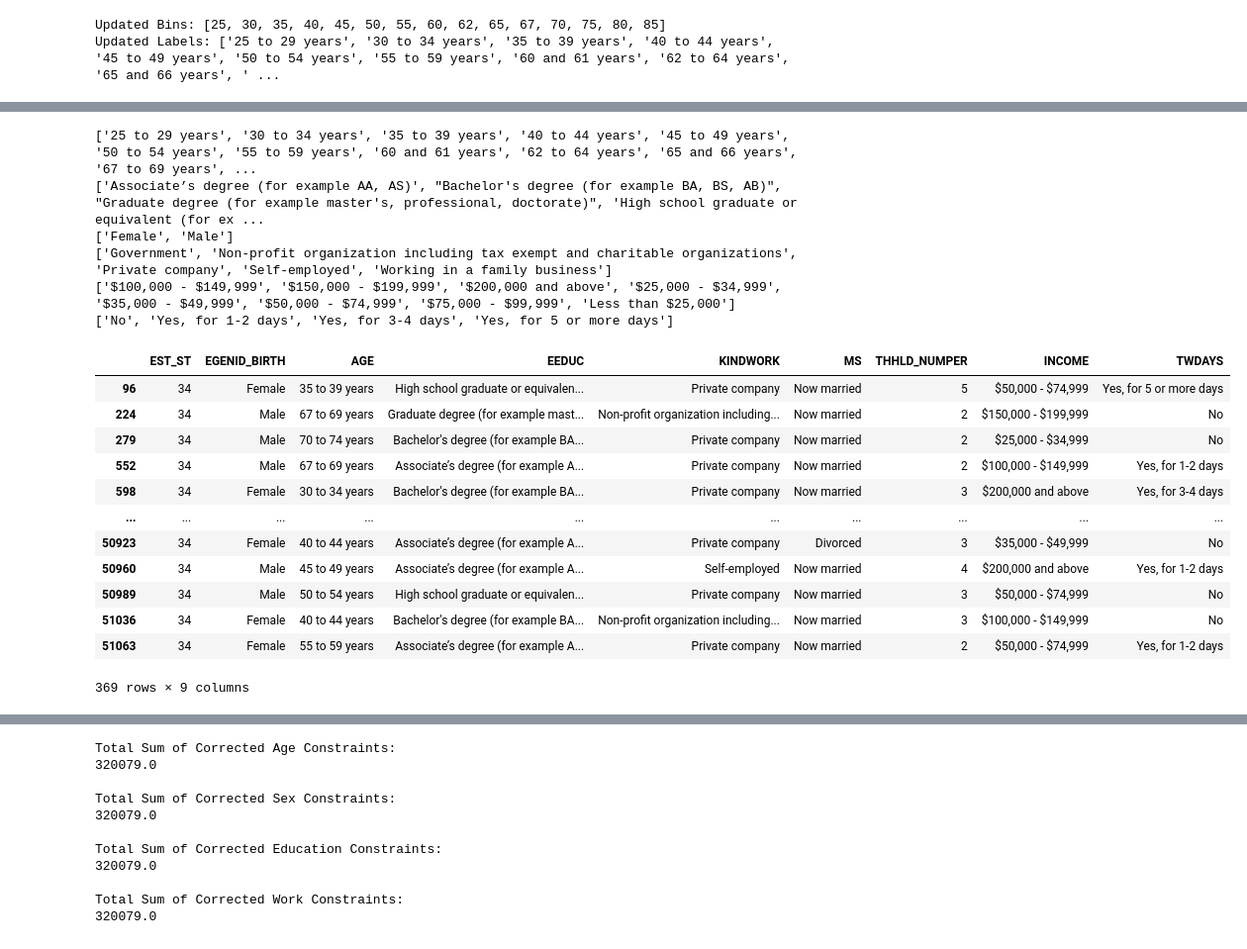
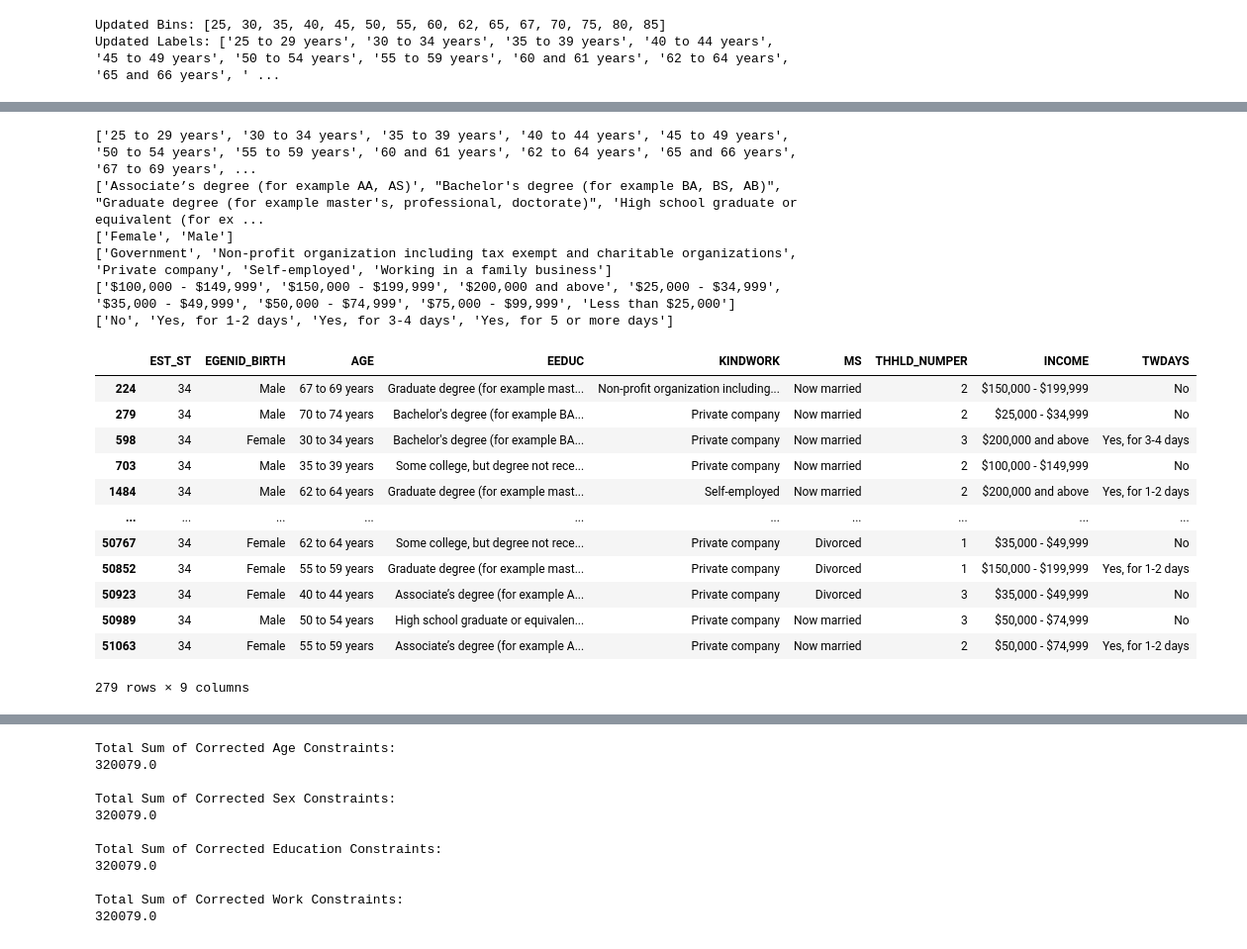
Before and after one commit to arpannookala12/SpatialMicrosimulation_RUCILAB, a Jupyter notebook: ipfpopsynth.ipynb, the cells around one changed output, grey strips where cells are left out. Shown at 99% size. Cells and saved outputs as stored; diff of their text form; code cells hidden in the pictures.

```diff
--- a/ipfpopsynth.ipynb
+++ b/ipfpopsynth.ipynb
@@ -40,7 +40,7 @@ ind_data
 51280 rows × 220 columns
 # %%
 # Filtering dataset based on MSA and STATE
-MSACODE = None
+MSACODE = 35620
 STATECODE = 34
 if MSACODE is not None:
     ind_data = ind_data[(ind_data['EST_MSA'] == MSACODE) & (ind_data['EST_ST'] == STATECODE)]
@@ -220,46 +219,46 @@ NameError: name 'pandas2ri' is not defined
 # %%
 # Encoding/ recategorizing constraints
 ind_data['AGE'] = pd.cut(ind_data['AGE'], bins=new_brks, labels=new_labs, right=False)
 ind_data['EGENID_BIRTH'] = ind_data['EGENID_BIRTH'].replace({1: 'Male', 2: 'Female'})
-ind_data['EEDUC'] = ind_data['EEDUC'].replace({1: 'Less than high school', 2:'Some high School',3: 'High school graduate or equivalent (for example GED)', 4: 'Some college, but degree not received or is in progress', 5: 'Associate’s degree (for example AA, AS)', 6: "Bachelor's degree (for example BA, BS, AB)", 7: "Graduate degree (for example master's, professional, doctorate)"})
+ind_data['EEDUC'] = ind_data['EEDUC'].replace({1: 'Less than high school', 3: 'High school graduate or equivalent (for example GED)', 4: 'Some college, but degree not received or is in progress', 5: 'Associate’s degree (for example AA, AS)', 6: "Bachelor's degree (for example BA, BS, AB)", 7: "Graduate degree (for example master's, professional, doctorate)"})
 ind_data['KINDWORK'] = ind_data['KINDWORK'].replace({1: 'Government', 2: 'Private company', 3: 'Non-profit organization including tax exempt and charitable organizations', 4: 'Self-employed', 5: 'Working in a family business'})
 ind_data['TWDAYS'] = ind_data['TWDAYS'].replace({1: 'Yes, for 1-2 days', 2: 'Yes, for 3-4 days', 3: 'Yes, for 5 or more days', 4: 'No'})
 ind_data['INCOME'] = ind_data['INCOME'].replace({1: 'Less than $25,000', 2: '$25,000 - $34,999', 3: '$35,000 - $49,999', 4: '$50,000 - $74,999', 5: '$75,000 - $99,999', 6: '$100,000 - $149,999', 7: '$150,000 - $199,999', 8: '$200,000 and above'})
 ind_data['MS'] = ind_data['MS'].replace({1: 'Now married', 2: 'Widowed', 3: 'Divorced', 4: 'Separated', 5: 'Never married'})
 
 # Creating subsets of the data
 ind_full = ind_data[["EGENID_BIRTH", "AGE", "EEDUC", "KINDWORK", "INCOME", "MS", "THHLD_NUMPER", "TWDAYS"]]
 ind_data = ind_data[["EST_ST", "EGENID_BIRTH", "AGE", "EEDUC", "KINDWORK", "MS", "THHLD_NUMPER", "INCOME", "TWDAYS"]]
 
 # Checking for unique occurrences for chosen constraints after recategorizing
 print(sorted(ind_data['AGE'].unique()))
 print(sorted(ind_data['EEDUC'].unique()))
 print(sorted(ind_data['EGENID_BIRTH'].unique()))
 print(sorted(ind_data['KINDWORK'].unique()))
 print(sorted(ind_data['INCOME'].unique()))
 print(sorted(ind_data['TWDAYS'].unique()))
 
 ind_data
 # %% [output]
 ['25 to 29 years', '30 to 34 years', '35 to 39 years', '40 to 44 years', '45 to 49 years', '50 to 54 years', '55 to 59 years', '60 and 61 years', '62 to 64 years', '65 and 66 years', '67 to 69 years', ...
 ['Associate’s degree (for example AA, AS)', "Bachelor's degree (for example BA, BS, AB)", "Graduate degree (for example master's, professional, doctorate)", 'High school graduate or equivalent (for ex ...
 ['Female', 'Male']
 ['Government', 'Non-profit organization including tax exempt and charitable organizations', 'Private company', 'Self-employed', 'Working in a family business']
 ['$100,000 - $149,999', '$150,000 - $199,999', '$200,000 and above', '$25,000 - $34,999', '$35,000 - $49,999', '$50,000 - $74,999', '$75,000 - $99,999', 'Less than $25,000']
 ['No', 'Yes, for 1-2 days', 'Yes, for 3-4 days', 'Yes, for 5 or more days']
 |  | EST_ST | EGENID_BIRTH | AGE | EEDUC | KINDWORK | MS | THHLD_NUMPER | INCOME | TWDAYS |
-| 96 | 34 | Female | 35 to 39 years | High school graduate or equivalen... | Private company | Now married | 5 | $50,000 - $74,999 | Yes, for 5 or more days |
 | 224 | 34 | Male | 67 to 69 years | Graduate degree (for example mast... | Non-profit organization including... | Now married | 2 | $150,000 - $199,999 | No |
 | 279 | 34 | Male | 70 to 74 years | Bachelor's degree (for example BA... | Private company | Now married | 2 | $25,000 - $34,999 | No |
-| 552 | 34 | Male | 67 to 69 years | Associate’s degree (for example A... | Private company | Now married | 2 | $100,000 - $149,999 | Yes, for 1-2 days |
 | 598 | 34 | Female | 30 to 34 years | Bachelor's degree (for example BA... | Private company | Now married | 3 | $200,000 and above | Yes, for 3-4 days |
+| 703 | 34 | Male | 35 to 39 years | Some college, but degree not rece... | Private company | Now married | 2 | $100,000 - $149,999 | No |
+| 1484 | 34 | Male | 62 to 64 years | Graduate degree (for example mast... | Self-employed | Now married | 2 | $200,000 and above | Yes, for 1-2 days |
 | ... | ... | ... | ... | ... | ... | ... | ... | ... | ... |
+| 50767 | 34 | Female | 62 to 64 years | Some college, but degree not rece... | Private company | Divorced | 1 | $35,000 - $49,999 | No |
+| 50852 | 34 | Female | 55 to 59 years | Graduate degree (for example mast... | Private company | Divorced | 1 | $150,000 - $199,999 | Yes, for 1-2 days |
 | 50923 | 34 | Female | 40 to 44 years | Associate’s degree (for example A... | Private company | Divorced | 3 | $35,000 - $49,999 | No |
-| 50960 | 34 | Male | 45 to 49 years | Associate’s degree (for example A... | Self-employed | Now married | 4 | $200,000 and above | Yes, for 1-2 days |
 | 50989 | 34 | Male | 50 to 54 years | High school graduate or equivalen... | Private company | Now married | 3 | $50,000 - $74,999 | No |
-| 51036 | 34 | Female | 40 to 44 years | Bachelor's degree (for example BA... | Non-profit organization including... | Now married | 3 | $100,000 - $149,999 | No |
 | 51063 | 34 | Female | 55 to 59 years | Associate’s degree (for example A... | Private company | Now married | 2 | $50,000 - $74,999 | Yes, for 1-2 days |
-369 rows × 9 columns
+279 rows × 9 columns
 # %%
 # con_age =
 # %%
```
Also changed, not shown: parts of 41 cells of this notebook, 5 other files.
